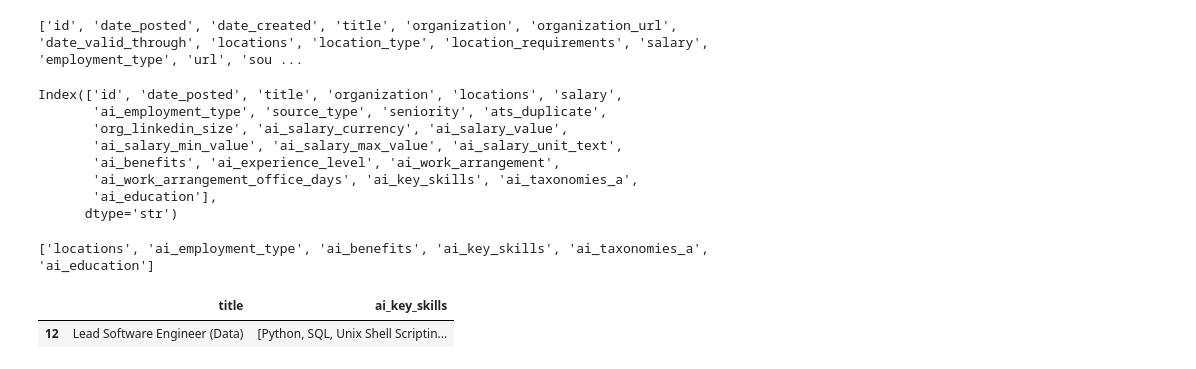
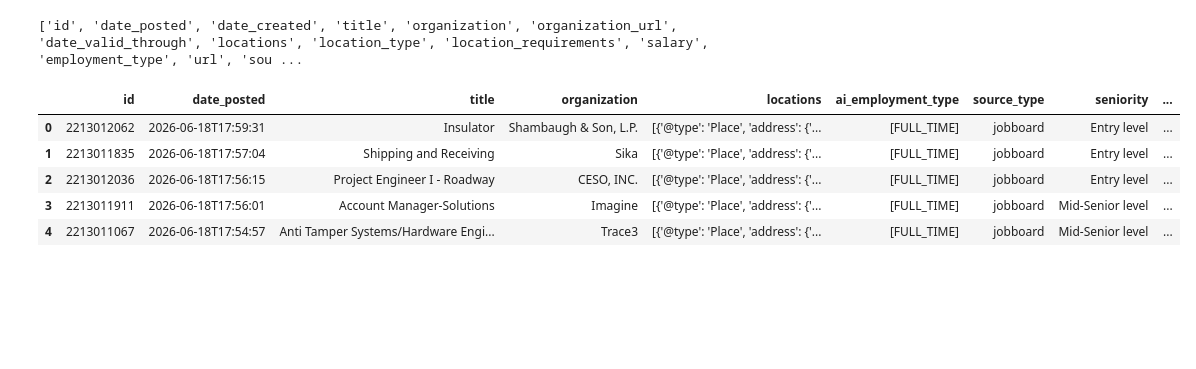
Before and after one commit to AlanDeSouza21/etl_remotive_api, a Jupyter notebook: main.ipynb, the cells around one changed output. Cells and saved outputs as stored; diff of their text form; code cells hidden in the pictures; blank space fills up the shorter version.

Commit message:
reduzindo excesso de codigo e tratando colunas

```diff
--- a/main.ipynb
+++ b/main.ipynb
@@ -101,35 +89,15 @@ print(list(df.columns))
 # %% [output]
 ['id', 'date_posted', 'date_created', 'title', 'organization', 'organization_url', 'date_valid_through', 'locations', 'location_type', 'location_requirements', 'salary', 'employment_type', 'url', 'sou ...
 # %%
-colunas_selecionadas = ['id','date_posted','title','organization','locations','salary','ai_employment_type','source_type','seniority','ats_duplicate','org_linkedin_size','ai_salary_currency','ai_salary_value','ai_salary_min_value','ai_salary_max_value','ai_salary_unit_text','ai_benefits','ai_experience_level','ai_work_arrangement','ai_work_arrangement_office_days','ai_key_skills','ai_taxonomies_a','ai_education']
+colunas_selecionadas = ['id','date_posted','title','organization','locations','ai_employment_type','source_type','seniority','ai_salary_currency','ai_salary_value','ai_salary_min_value','ai_salary_max_value','ai_salary_unit_text','ai_benefits','ai_experience_level','ai_work_arrangement','ai_key_skills','ai_taxonomies_a','ai_education']
 df_col_selecionadas = df[colunas_selecionadas]
-df_col_selecionadas.columns
-# %% [output]
-Index(['id', 'date_posted', 'title', 'organization', 'locations', 'salary',
-       'ai_employment_type', 'source_type', 'seniority', 'ats_duplicate',
-       'org_linkedin_size', 'ai_salary_currency', 'ai_salary_value',
-       'ai_salary_min_value', 'ai_salary_max_value', 'ai_salary_unit_text',
-       'ai_benefits', 'ai_experience_level', 'ai_work_arrangement',
-       'ai_work_arrangement_office_days', 'ai_key_skills', 'ai_taxonomies_a',
-       'ai_education'],
-      dtype='str')
-# %%
-#dados[0].get('locations', [{}])[0].get('address', {}).get('addressLocality')
-colunas_com_lista = []
-
-for col in df_col_selecionadas.columns:
-    tipos = df_col_selecionadas[col].apply(type).unique()
-    #print(f"{col}: {tipos}")
-    if list in tipos:
-        colunas_com_lista.append(col)
-
-print(colunas_com_lista)
-# %% [output]
-['locations', 'ai_employment_type', 'ai_benefits', 'ai_key_skills', 'ai_taxonomies_a', 'ai_education']
-# %%
-#df['salary']
-df.loc[df['title'].str.contains('software', case=False, na=False), ['title', 'ai_key_skills']]
-# %% [output]
-|  | title | ai_key_skills |
-| 12 | Lead Software Engineer (Data) | [Python, SQL, Unix Shell Scriptin... |
+# %%
+df_col_selecionadas.head(5)
+# %% [output]
+|  | id | date_posted | title | organization | locations | ai_employment_type | source_type | seniority | ... |
+| 0 | 2213012062 | 2026-06-18T17:59:31 | Insulator | Shambaugh & Son, L.P. | [{'@type': 'Place', 'address': {'... | [FULL_TIME] | jobboard | Entry level | ... |
+| 1 | 2213011835 | 2026-06-18T17:57:04 | Shipping and Receiving | Sika | [{'@type': 'Place', 'address': {'... | [FULL_TIME] | jobboard | Entry level | ... |
+| 2 | 2213012036 | 2026-06-18T17:56:15 | Project Engineer I - Roadway | CESO, INC. | [{'@type': 'Place', 'address': {'... | [FULL_TIME] | jobboard | Entry level | ... |
+| 3 | 2213011911 | 2026-06-18T17:56:01 | Account Manager-Solutions | Imagine | [{'@type': 'Place', 'address': {'... | [FULL_TIME] | jobboard | Mid-Senior level | ... |
+| 4 | 2213011067 | 2026-06-18T17:54:57 | Anti Tamper Systems/Hardware Engi... | Trace3 | [{'@type': 'Place', 'address': {'... | [FULL_TIME] | jobboard | Mid-Senior level | ... |
 # %%
```
Also changed, not shown: parts of 21 cells of this notebook.
